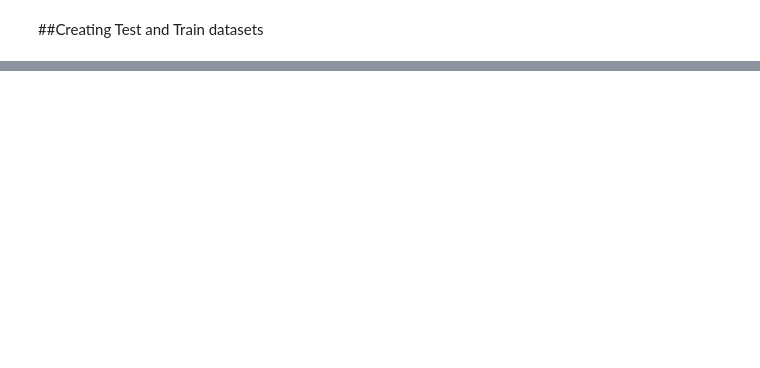
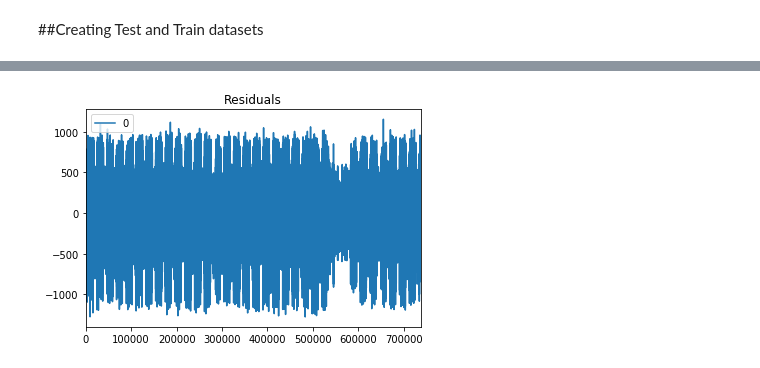
Before and after one commit to hrai/-M4-Data-Analysis, a Jupyter notebook: Assignment_2.ipynb, the cells around one changed output, grey strips where cells are left out. Cells and saved outputs as stored; diff of their text form; code cells hidden in the pictures; blank space fills up the shorter version.

```diff
--- a/Assignment_2.ipynb
+++ b/Assignment_2.ipynb
@@ -349,0 +390,6 @@ print(residuals.describe())
+# %%
+# Plot residual errors
+residuals.plot(title="Residuals")
+plt.show()
+# %% [output]
+[figure, added]
```
Also changed, not shown: parts of 8 cells of this notebook.
